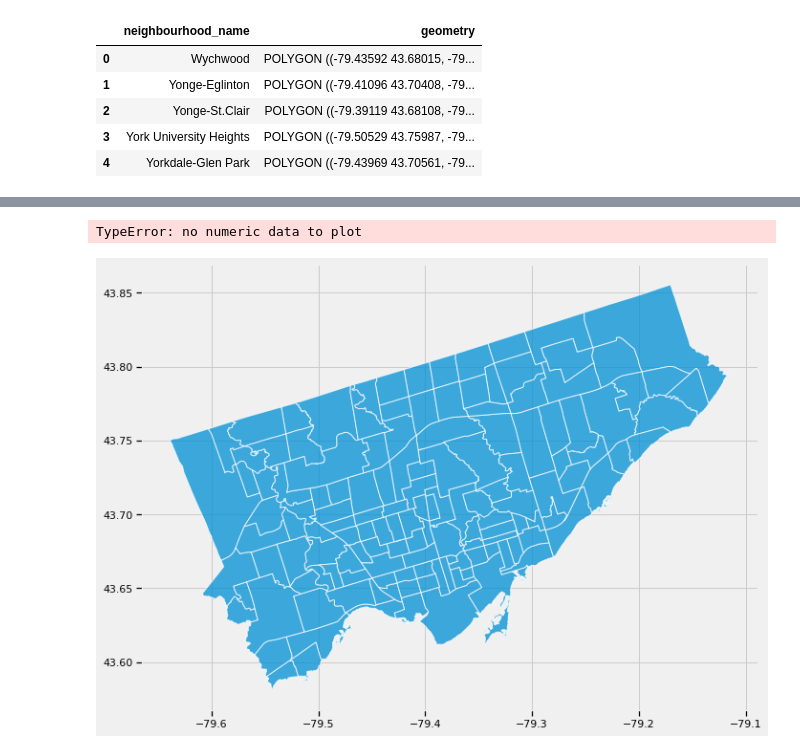
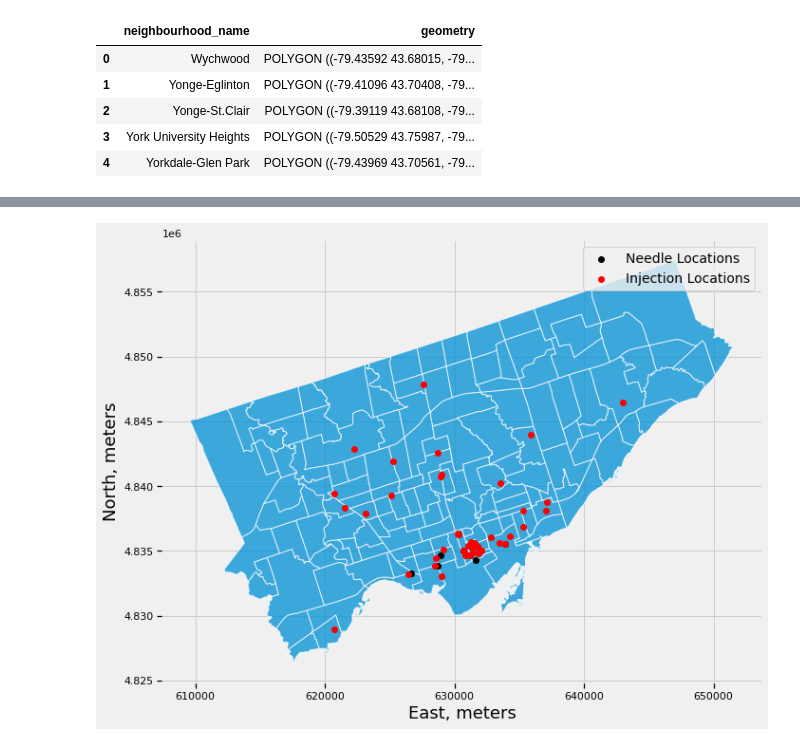
Before and after one commit to jayshah2111/team-algorithm-avengers, a Jupyter notebook: Injection_site_maps.ipynb, the cells around one changed output, grey strips where cells are left out. Drawn from its saved outputs; the diff is of its cells as text; code cells hidden in the pictures.

```diff
--- a/Injection_site_maps.ipynb
+++ b/Injection_site_maps.ipynb
@@ -156,6 +156,3 @@ neighbourhoods.head()
 | 2 | 2103 | 25886834 | 25926664 | 49885 | 97 | 97 | Yonge-St.Clair (97) | Yonge-St.Clair (97) | None | None | -79.397871 | ... |
 | 3 | 2104 | 25886593 | 25926665 | 49885 | 27 | 27 | York University Heights (27) | York University Heights (27) | None | None | -79.488883 | ... |
 | 4 | 2105 | 25886688 | 25926666 | 49885 | 31 | 31 | Yorkdale-Glen Park (31) | Yorkdale-Glen Park (31) | None | None | -79.457108 | ... |
-# %%
-needle_locations['coordinates'] = needle_drop_coord
-needle_locations.head()
@@ -193,17 +179,27 @@ neighbourhoods.plot(figsize=(15, 8), edgecolor='w', alpha=0.75);
+# %%
+needle_locations_gdf = gpd.GeoDataFrame(needle_locations,
+                                    geometry=gpd.points_from_xy(needle_locations['Longitude'], needle_locations['Latitude']),crs="EPSG:4326")
+
+injection_locations_gdf = gpd.GeoDataFrame(injection_locations,
+                                       geometry=gpd.points_from_xy(injection_locations['Longitude'], injection_locations['Latitude']),crs="EPSG:4326")
+
+# Ensure they use the same CRS as the 'neighbourhoods' GeoDataFrame (if needed)
+neighbourhoods=neighbourhoods.to_crs(epsg=26917)
+needle_locations = needle_locations.to_crs(epsg=26917)
+injection_locations = injection_locations.to_crs(epsg=26917)
 # %%
 # Plot all three sets of data
 ax= neighbourhoods.plot(figsize=(15, 8), edgecolor='w', alpha=0.75)
-needle_locations['coordinates'].plot(ax=ax, color='orange', edgecolor='k', label='Bike Stations')
-# needle_drop_coord.plot(ax=ax, color='red', alpha=0.6, edgecolor='k', label='Bike Lanes')
+needle_locations.plot(ax=ax, color='black', marker= 'o', label='Needle Locations')
+injection_locations.plot(ax=ax, color='red', marker= 'o', label='Injection Locations')
 
 # Add a legend
 plt.legend(fontsize = 14, loc=1)
 
 # Set the axis labels
 plt.xlabel('East, meters', fontsize=18)
 plt.ylabel('North, meters', fontsize=18)
 
 plt.show()
 # %% [output]
-TypeError: no numeric data to plot
-[figure, old version]
+[figure, new version]
```
Also changed, not shown: parts of 8 cells of this notebook, 1 other file.
